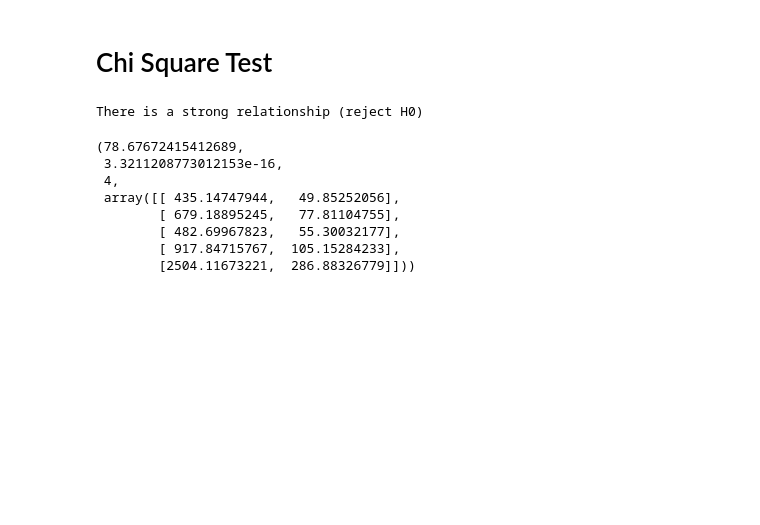
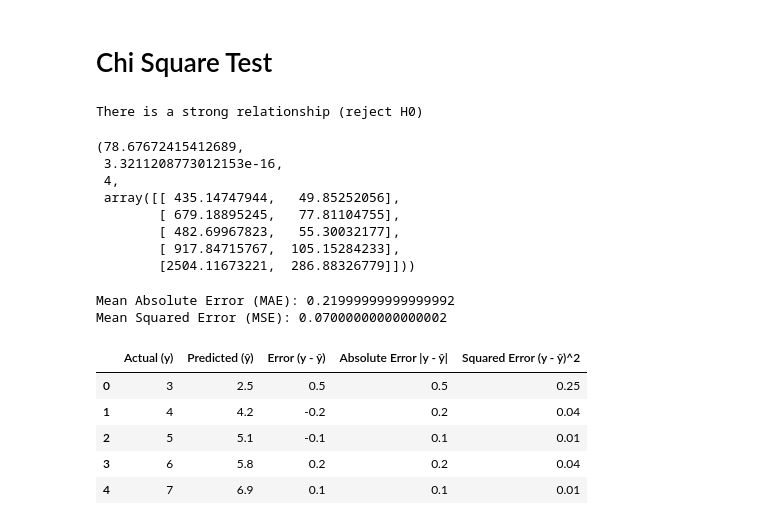
Before and after one commit to Maruf-Ahmad-khan/Feature-Scaling, a Jupyter notebook: Basic_statistics/Intermediary Statistics.ipynb, the cells around one changed output. Saved outputs shown, nothing was run; the diff lists cells and outputs as text; code cells hidden in the pictures; blank space fills up the shorter version.

```diff
--- a/Basic_statistics/Intermediary Statistics.ipynb
+++ b/Basic_statistics/Intermediary Statistics.ipynb
@@ -611,3 +611,40 @@ There is a strong relationship (reject H0)
         [ 482.69967823,   55.30032177],
         [ 917.84715767,  105.15284233],
         [2504.11673221,  286.88326779]]))
+# %%
+import pandas as pd
+
+# Step 1: Define the data
+data = {
+    "Actual (y)": [3, 4, 5, 6, 7],
+    "Predicted (ŷ)": [2.5, 4.2, 5.1, 5.8, 6.9]
+}
+
+# Step 2: Create the DataFrame
+df = pd.DataFrame(data)
+
+# Step 3: Add Error columns
+df["Error (y - ŷ)"] = df["Actual (y)"] - df["Predicted (ŷ)"]
+df["Absolute Error |y - ŷ|"] = df["Error (y - ŷ)"].abs()
+df["Squared Error (y - ŷ)^2"] = df["Error (y - ŷ)"] ** 2
+
+# Step 4: Calculate MAE and MSE
+mae = df["Absolute Error |y - ŷ|"].mean()
+mse = df["Squared Error (y - ŷ)^2"].mean()
+
+# Step 5: Print the DataFrame and Results
+
+print(f"\nMean Absolute Error (MAE): {mae}")
+print(f"Mean Squared Error (MSE): {mse}")
+# %% [output]
+Mean Absolute Error (MAE): 0.21999999999999992
+Mean Squared Error (MSE): 0.07000000000000002
+# %%
+df
+# %% [output]
+|  | Actual (y) | Predicted (ŷ) | Error (y - ŷ) | Absolute Error |y - ŷ| | Squared Error (y - ŷ)^2 |
+| 0 | 3 | 2.5 | 0.5 | 0.5 | 0.25 |
+| 1 | 4 | 4.2 | -0.2 | 0.2 | 0.04 |
+| 2 | 5 | 5.1 | -0.1 | 0.1 | 0.01 |
+| 3 | 6 | 5.8 | 0.2 | 0.2 | 0.04 |
+| 4 | 7 | 6.9 | 0.1 | 0.1 | 0.01 |
```
Also changed, not shown: 15 other files.
